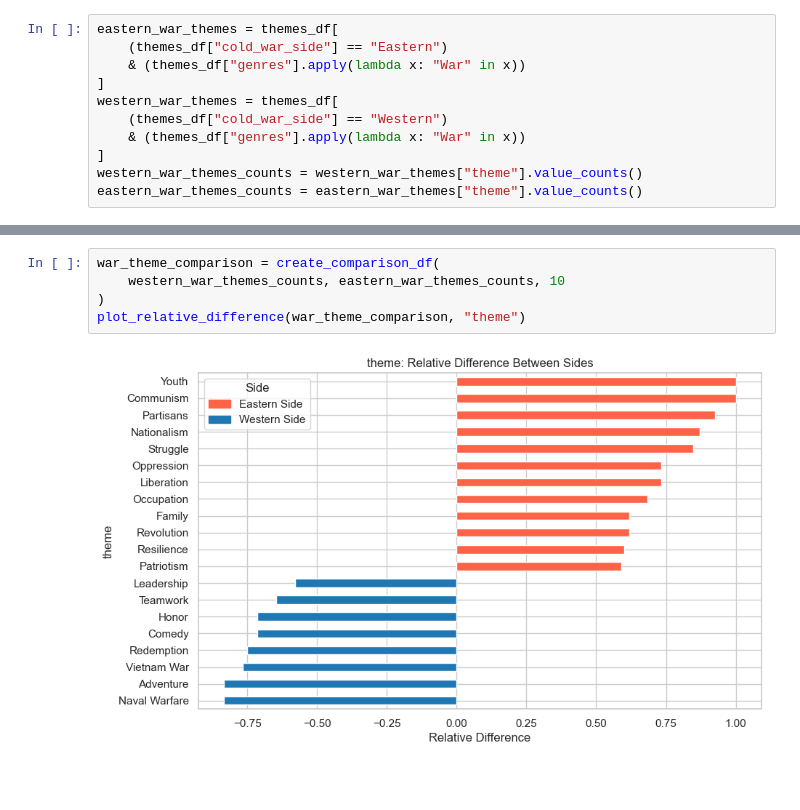
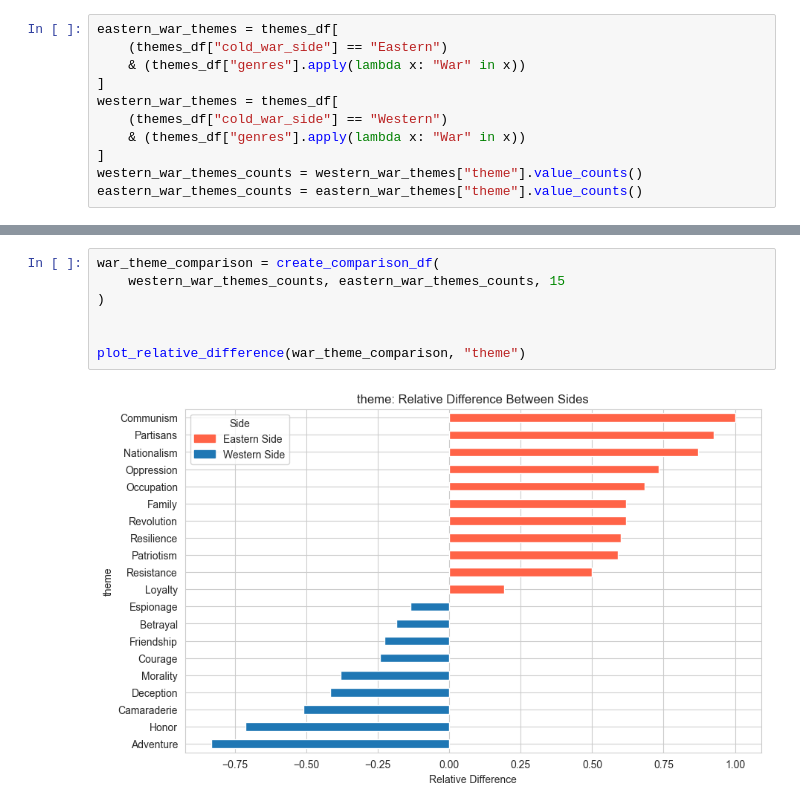
Before and after one commit to epfl-ada/ada-2024-project-datamigos, a Jupyter notebook: Genre&ThemeAnalysis.ipynb, the cells around one changed output, grey strips where cells are left out. Drawn from its saved outputs; the diff is of its cells as text; blank space fills up the shorter version.

```diff
--- a/Genre&ThemeAnalysis.ipynb
+++ b/Genre&ThemeAnalysis.ipynb
@@ -468,7 +475,9 @@ plot_distributions(
 # %%
 war_theme_comparison = create_comparison_df(
-    western_war_themes_counts, eastern_war_themes_counts, 10
+    western_war_themes_counts, eastern_war_themes_counts, 15
 )
+
+
 plot_relative_difference(war_theme_comparison, "theme")
 # %% [output]
-[figure, old version]
+[figure, new version]
```
Also changed, not shown: parts of 9 cells of this notebook.
